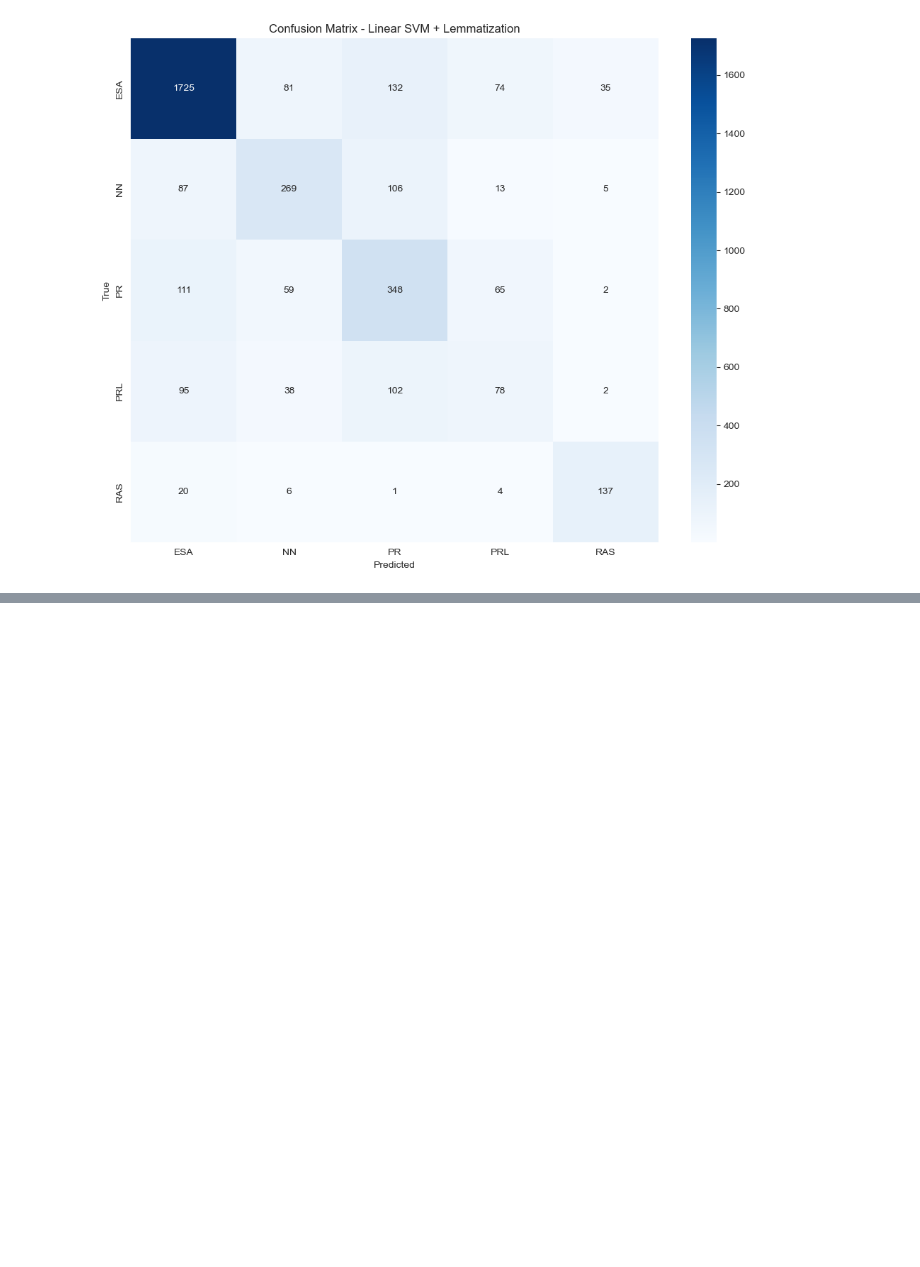
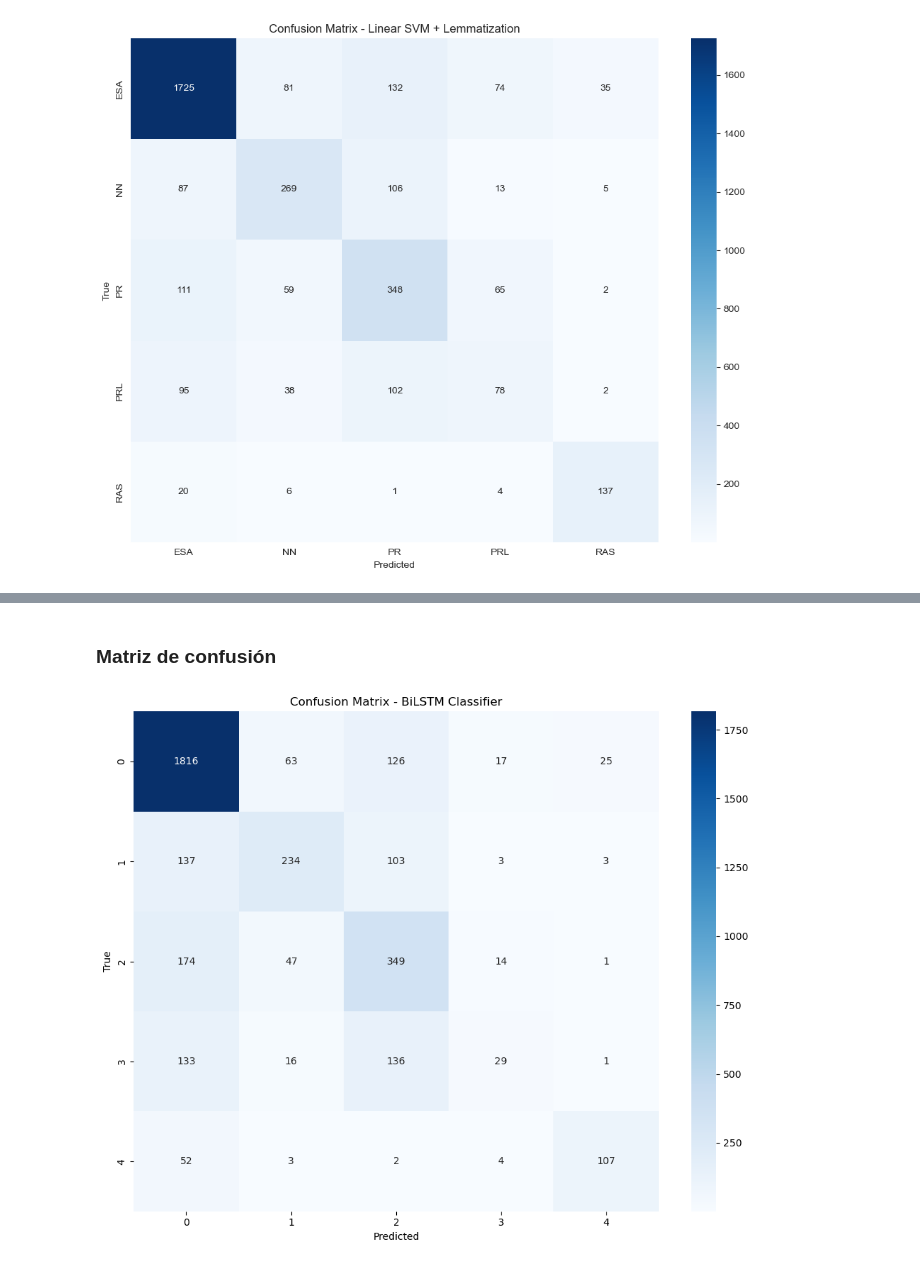
Before and after one commit to Tiago1615/CDI-Trabajo-de-curso-Recomendador-de-Revistas, a Jupyter notebook: Recomendador-Revistas.ipynb, the cells around one changed output, grey strips where cells are left out. Drawn from its saved outputs; the diff is of its cells as text; code cells hidden in the pictures; blank space fills up the shorter version.

```diff
--- a/Recomendador-Revistas.ipynb
+++ b/Recomendador-Revistas.ipynb
@@ -693,0 +1363,9 @@ plot_confusion_matrix(
+# %%
+y_true, y_pred = evaluate_final(model, val_loader, device)
+
+print("Final Test Accuracy:", accuracy_score(y_true, y_pred))
+print(classification_report(
+    y_true,
+    y_pred,
+    target_names=[idx2label[i] for i in range(len(idx2label))]
+))
@@ -693,0 +1385,8 @@ plot_confusion_matrix(
+# %% [markdown]
+### Matriz de confusión
+# %%
+labels = list(range(len(idx2label)))
+
+plot_confusion_matrix(y_true, y_pred, labels, "Confusion Matrix - BiLSTM Classifier")
+# %% [output]
+[figure, added]
```
Also changed, not shown: parts of 56 cells of this notebook, 3 other files.
